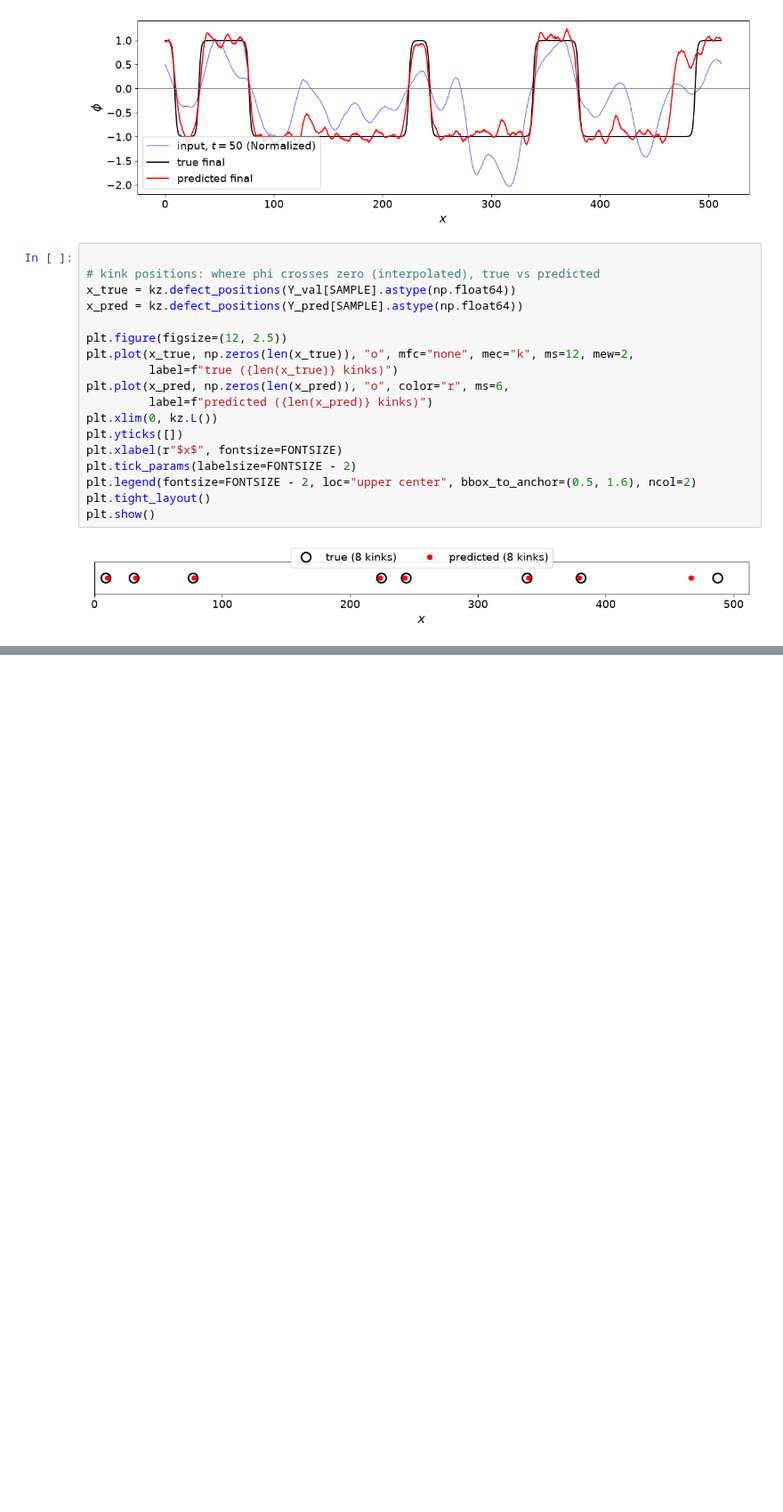
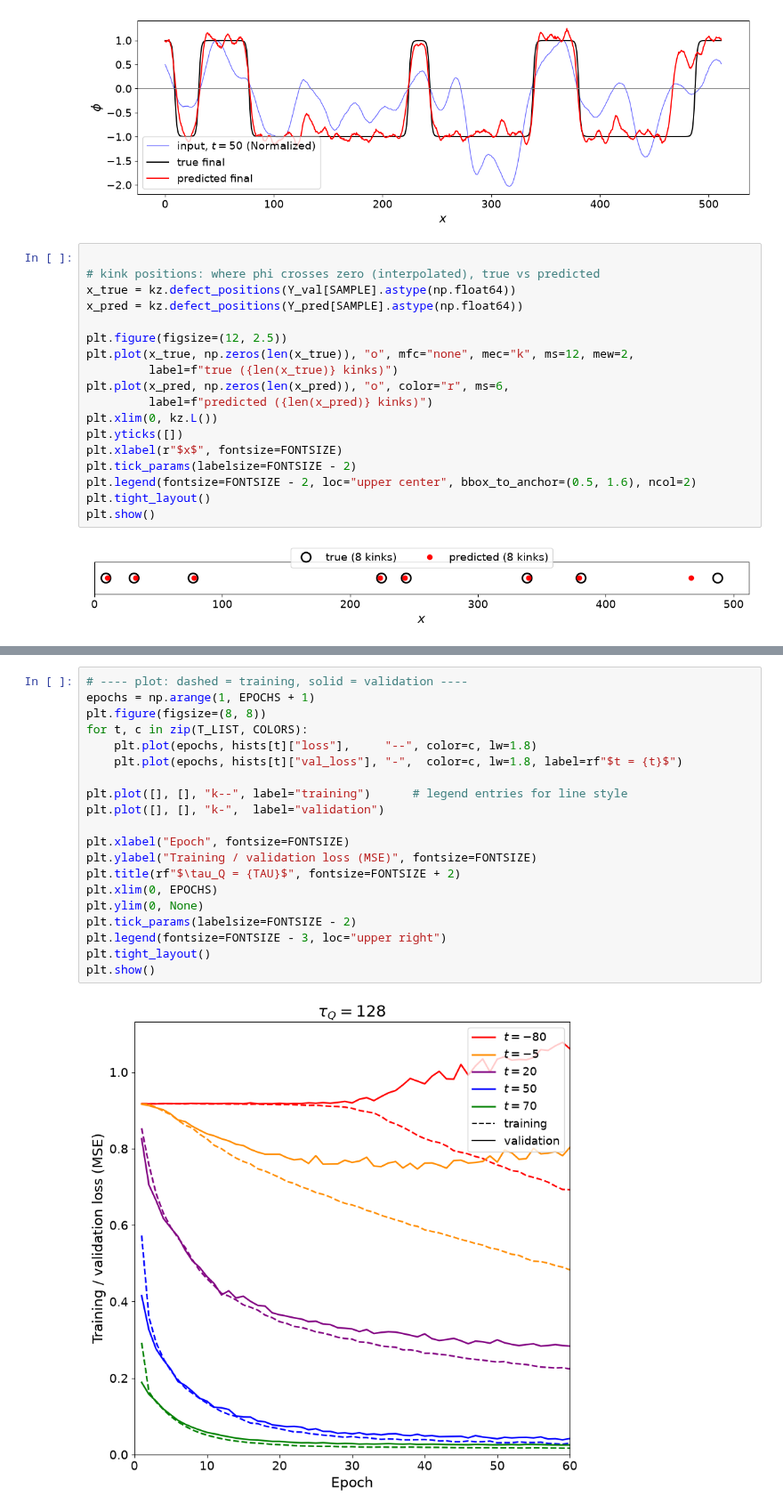
Before and after one commit to KristianMunnikhuis/MachineLearningKZ, a Jupyter notebook: notebooks/01_1D_replication.ipynb, the cells around one changed output, grey strips where cells are left out. Shown at 89% size. Drawn from its saved outputs; the diff is of its cells as text; blank space fills up the shorter version.

```diff
--- a/notebooks/01_1D_replication.ipynb
+++ b/notebooks/01_1D_replication.ipynb
@@ -199,0 +211,22 @@ for T_SAMPLE in [-80, 20, 50, 70]:
+# %%
+# ---- plot: dashed = training, solid = validation ----
+epochs = np.arange(1, EPOCHS + 1)
+plt.figure(figsize=(8, 8))
+for t, c in zip(T_LIST, COLORS):
+    plt.plot(epochs, hists[t]["loss"],     "--", color=c, lw=1.8)
+    plt.plot(epochs, hists[t]["val_loss"], "-",  color=c, lw=1.8, label=rf"$t = {t}$")
+
+plt.plot([], [], "k--", label="training")      # legend entries for line style
+plt.plot([], [], "k-",  label="validation")
+
+plt.xlabel("Epoch", fontsize=FONTSIZE)
+plt.ylabel("Training / validation loss (MSE)", fontsize=FONTSIZE)
+plt.title(rf"$\tau_Q = {TAU}$", fontsize=FONTSIZE + 2)
+plt.xlim(0, EPOCHS)
+plt.ylim(0, None)
+plt.tick_params(labelsize=FONTSIZE - 2)
+plt.legend(fontsize=FONTSIZE - 3, loc="upper right")
+plt.tight_layout()
+plt.show()
+# %% [output]
+[figure, added]
```
Also changed, not shown: parts of 15 cells of this notebook, 1 other file.
